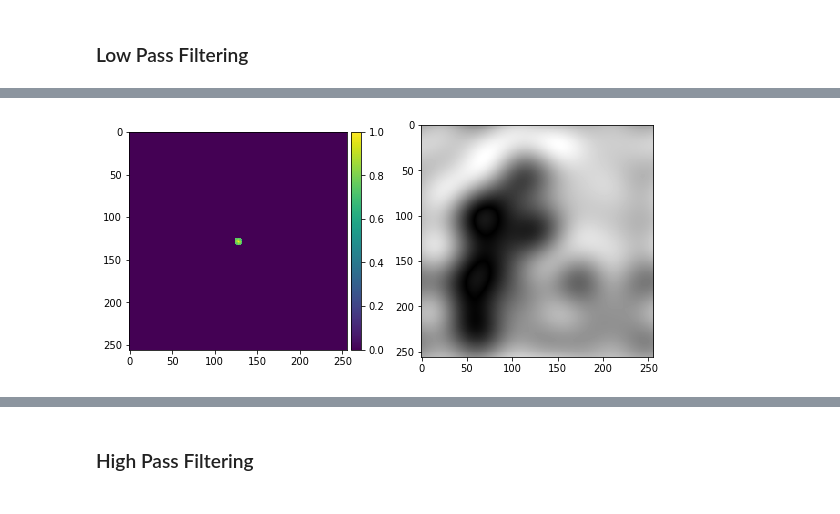
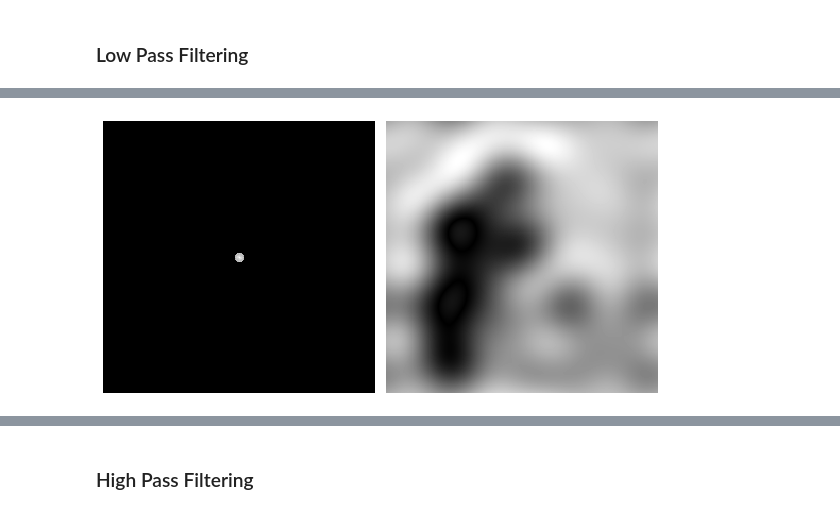
Before and after one commit to shoulderhu/azure-image-ipy, a Jupyter notebook: Chapter/Chapter 7 The Fourier Transformation.ipynb, the cells around one changed output, grey strips where cells are left out. Cells and saved outputs as stored; diff of their text form; code cells hidden in the pictures.

```diff
--- a/Chapter/Chapter 7 The Fourier Transformation.ipynb
+++ b/Chapter/Chapter 7 The Fourier Transformation.ipynb
@@ -191,8 +196,8 @@ matplot([cfcl, cfcil])
 # %%
 cf, c, cfcl, cfcil = fft_filter(cm, "ideal", "low", 5)
-matplot([cfcl, cfcil])
+matplot([cfcl, cfcil], cmap=["gray", ""])
 # %% [output]
-[figure, old version]
+[figure, new version]
 # %%
 cf, c, cfcl, cfcil = fft_filter(cm, "ideal", "low", 30)
 matplot([cfcl, cfcil])
```
Also changed, not shown: parts of 23 cells of this notebook, 36 other files.
